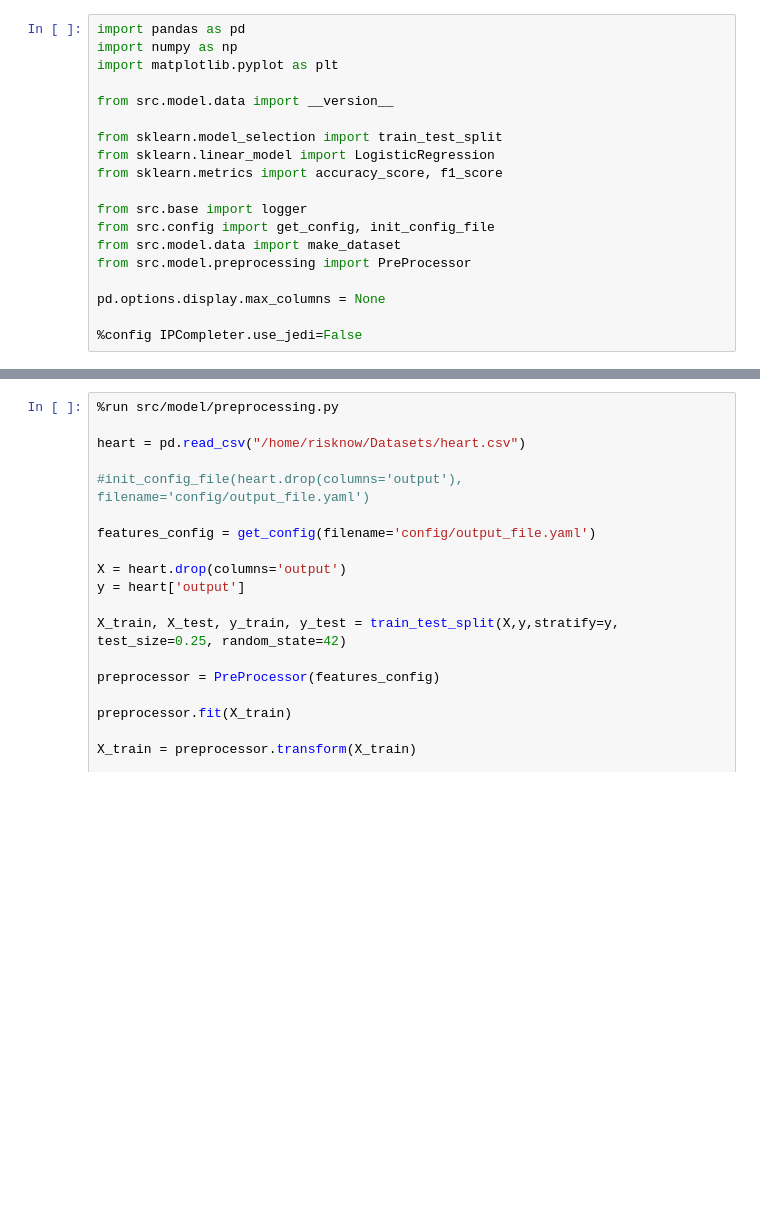
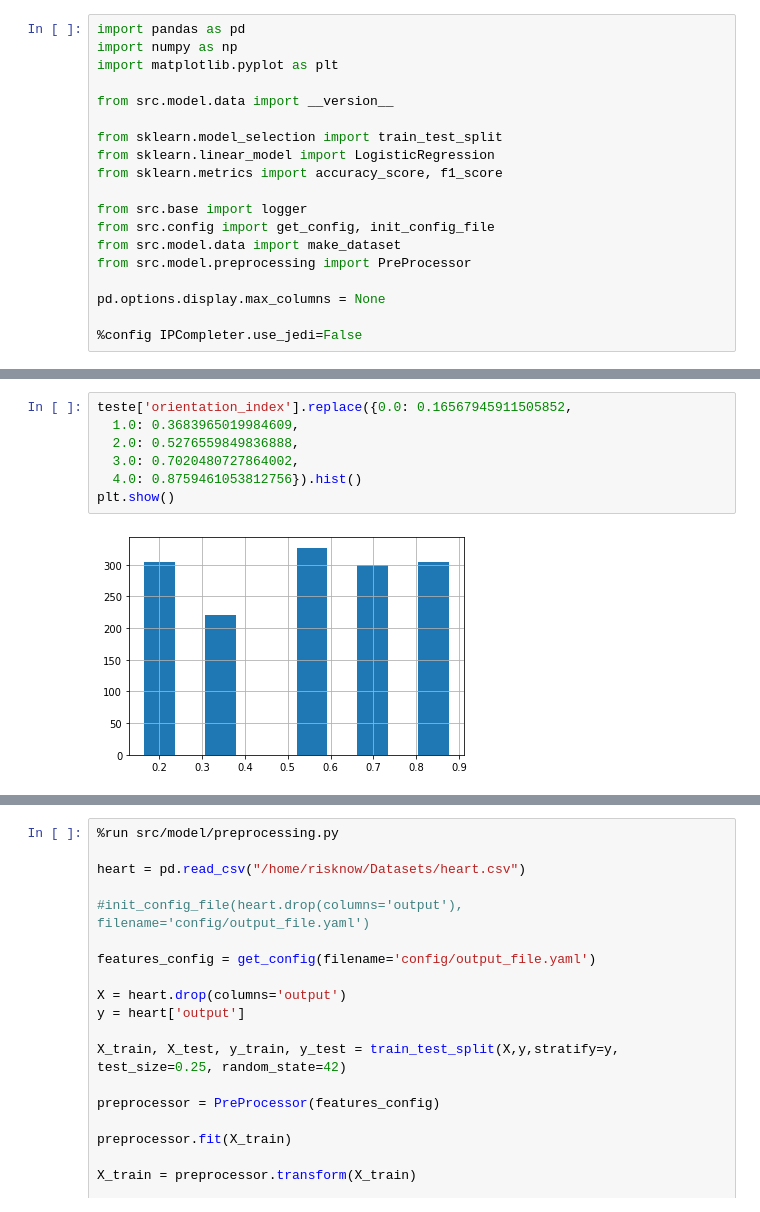
Before and after one commit to emdemor/ml-template, a Jupyter notebook: main.ipynb, the cells around one changed output, grey strips where cells are left out. Saved outputs shown, nothing was run; the diff lists cells and outputs as text; blank space fills up the shorter version.

```diff
--- a/main.ipynb
+++ b/main.ipynb
@@ -41,0 +80,9 @@ f1_score(y_test,classifier.predict(X_test), average = 'weighted')
+# %%
+teste['orientation_index'].replace({0.0: 0.16567945911505852,
+  1.0: 0.3683965019984609,
+  2.0: 0.5276559849836888,
+  3.0: 0.7020480727864002,
+  4.0: 0.8759461053812756}).hist()
+plt.show()
+# %% [output]
+[figure, added]
```
Also changed, not shown: parts of 15 cells of this notebook, 2 other files.
